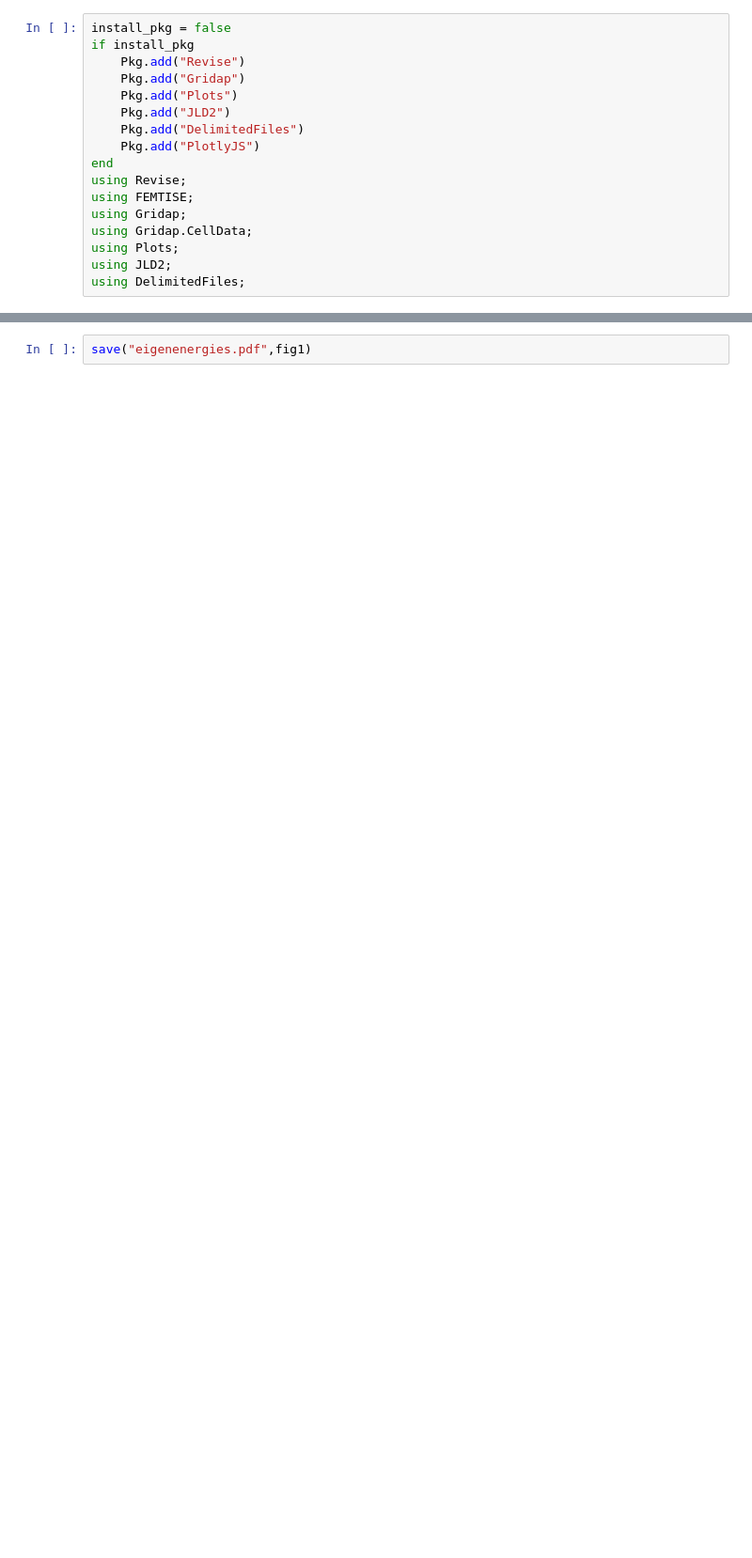
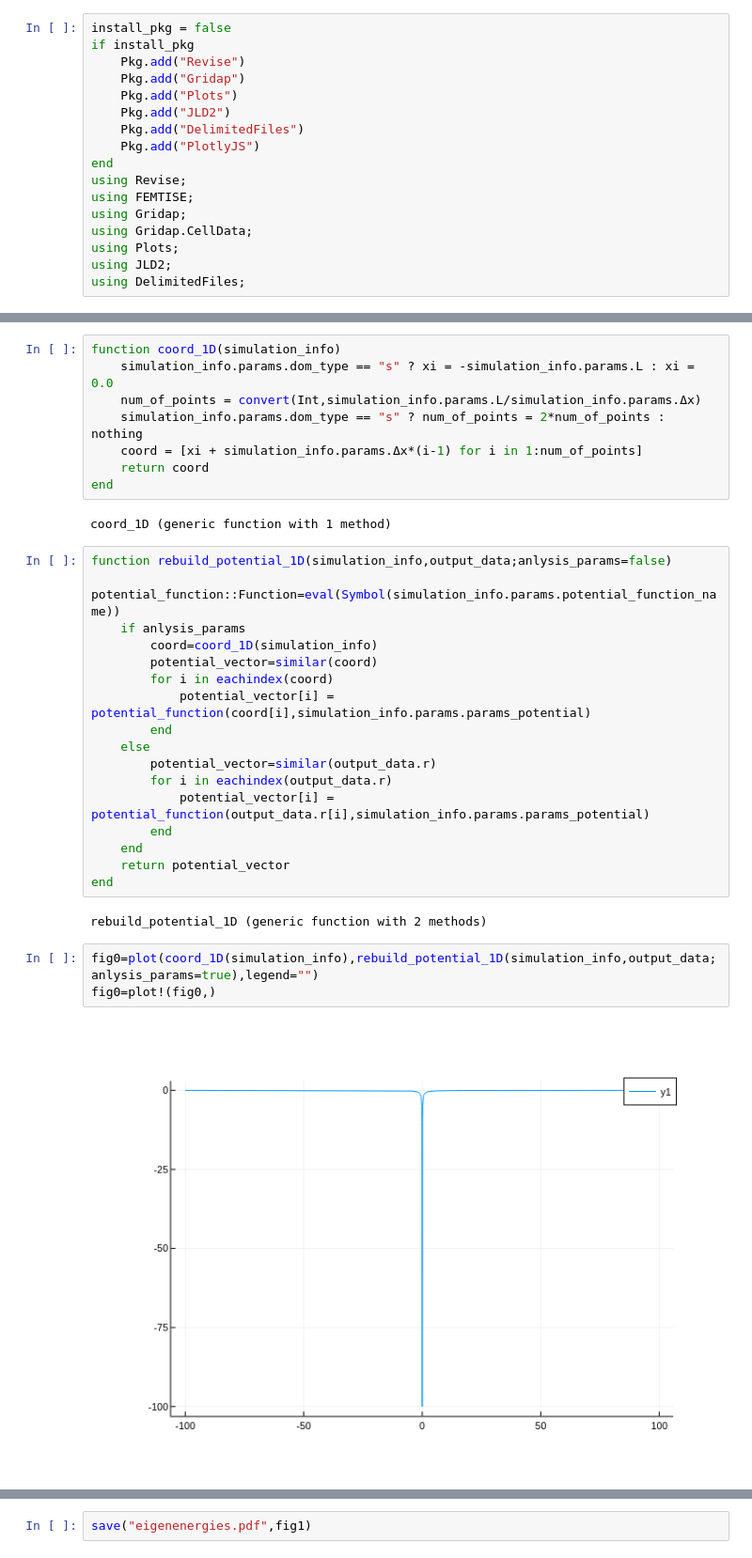
Before and after one commit to mendzmartin/FEMTISE_TUTORIAL, a Jupyter notebook: 030_experimentation/030_test/coulomb_potential_1D_parameter_variation/050_analysis/coulomb_potential_1D_parameter_variation.ipynb, the cells around one changed output, grey strips where cells are left out. Shown: that part at 94% size. Drawn from its saved outputs; the diff is of its cells as text; blank space fills up the shorter version.

```diff
--- a/030_experimentation/030_test/coulomb_potential_1D_parameter_variation/050_analysis/coulomb_potential_1D_parameter_variation.ipynb
+++ b/030_experimentation/030_test/coulomb_potential_1D_parameter_variation/050_analysis/coulomb_potential_1D_parameter_variation.ipynb
@@ -61 +74,35 @@ simulation_info, output_data = collect_result_data(true,input_file_name)
+# %%
+function coord_1D(simulation_info)
+    simulation_info.params.dom_type == "s" ? xi = -simulation_info.params.L : xi = 0.0
+    num_of_points = convert(Int,simulation_info.params.L/simulation_info.params.Δx)
+    simulation_info.params.dom_type == "s" ? num_of_points = 2*num_of_points : nothing
+    coord = [xi + simulation_info.params.Δx*(i-1) for i in 1:num_of_points]
+    return coord
+end
+# %% [output]
+coord_1D (generic function with 1 method)
+# %%
+function rebuild_potential_1D(simulation_info,output_data;anlysis_params=false)
+    potential_function::Function=eval(Symbol(simulation_info.params.potential_function_name))
+    if anlysis_params
+        coord=coord_1D(simulation_info)
+        potential_vector=similar(coord)
+        for i in eachindex(coord)
+            potential_vector[i] = potential_function(coord[i],simulation_info.params.params_potential)
+        end
+    else
+        potential_vector=similar(output_data.r)
+        for i in eachindex(output_data.r)
+            potential_vector[i] = potential_function(output_data.r[i],simulation_info.params.params_potential)
+        end
+    end
+    return potential_vector
+end
+# %% [output]
+rebuild_potential_1D (generic function with 2 methods)
+# %%
+fig0=plot(coord_1D(simulation_info),rebuild_potential_1D(simulation_info,output_data;anlysis_params=true),legend="")
+fig0=plot!(fig0,)
+# %% [output]
+[figure, added]
 # %%
```
Also changed, not shown: parts of 9 cells of this notebook, 17 other files.
